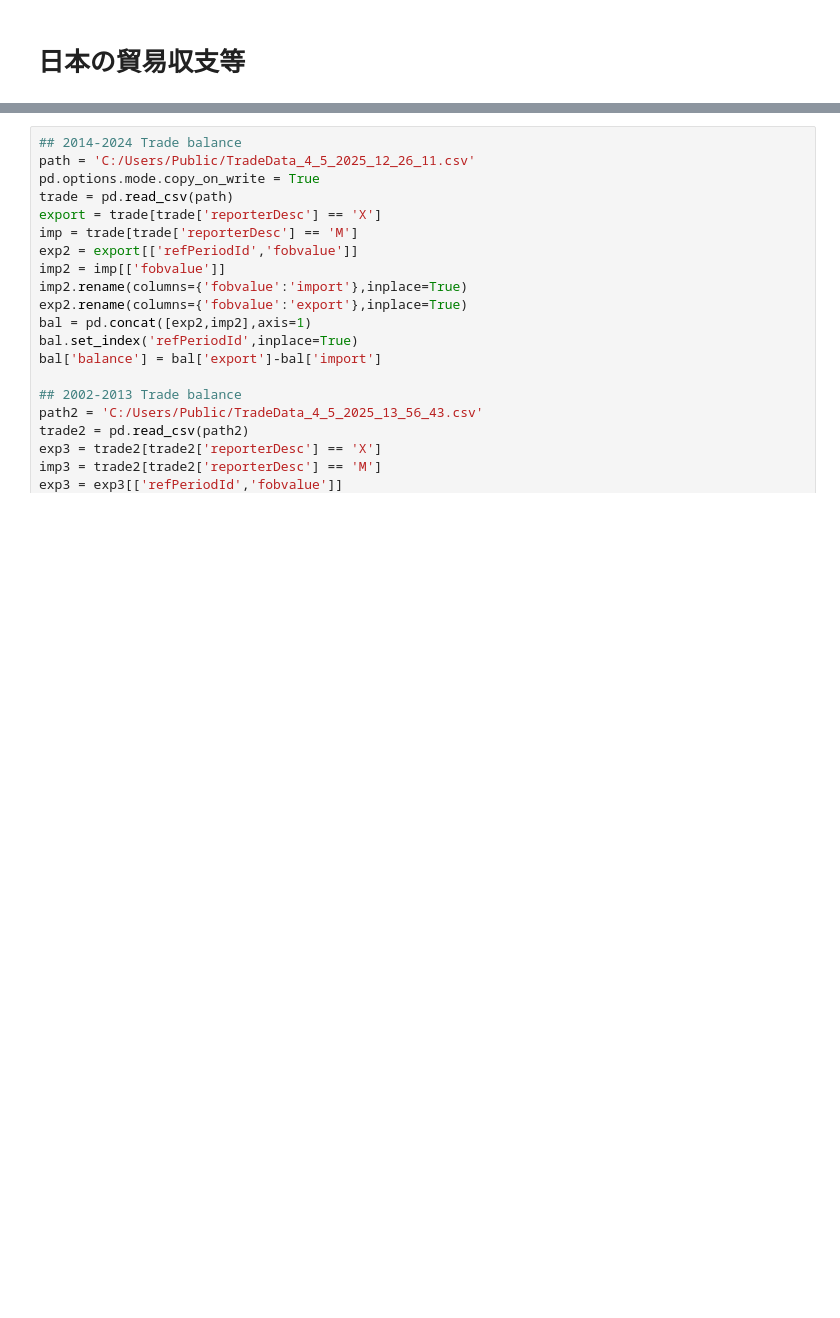
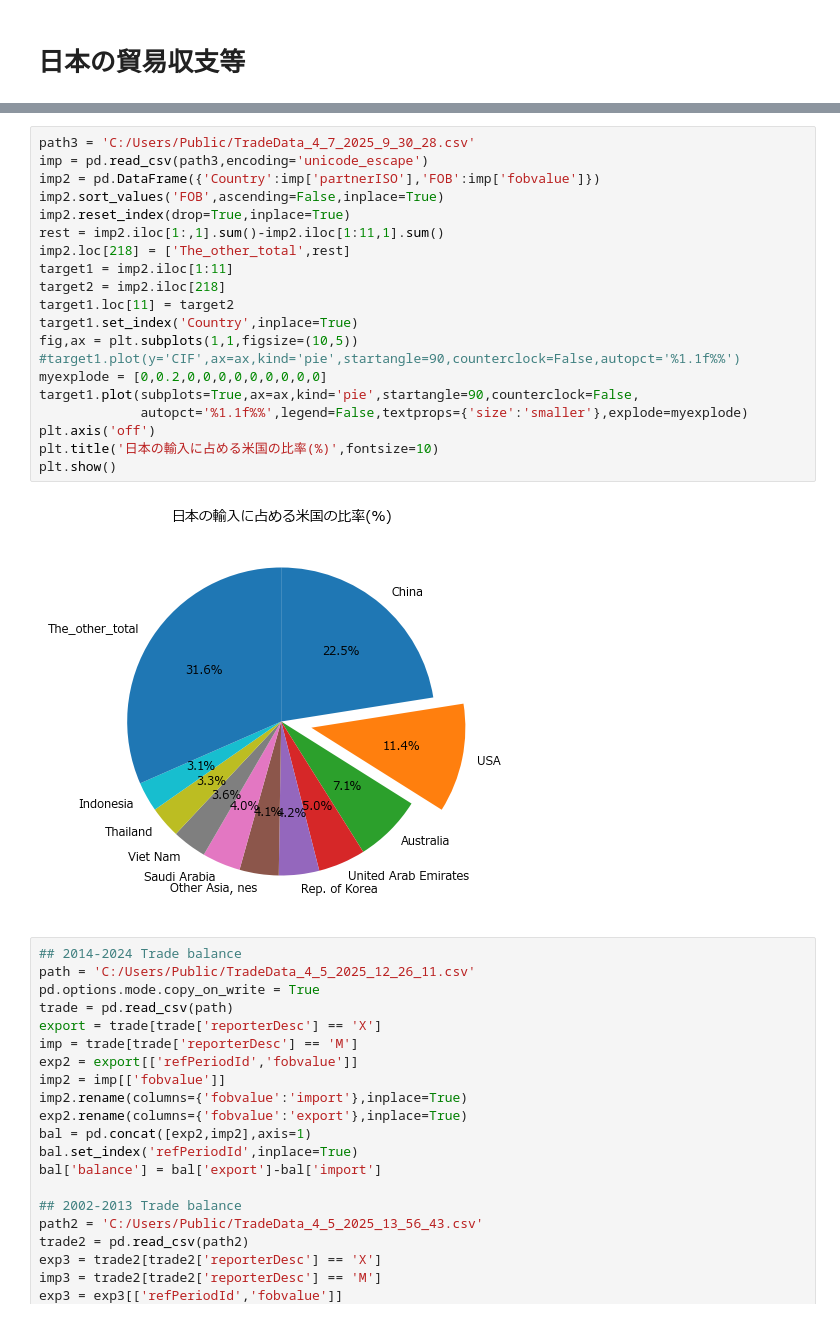
Before and after one commit to Pipikopimame/orbe_public2, a Jupyter notebook: 日本の貿易収支.ipynb, the cells around one changed output, grey strips where cells are left out. Cells and saved outputs as stored; diff of their text form; blank space fills up the shorter version.

```diff
--- a/日本の貿易収支.ipynb
+++ b/日本の貿易収支.ipynb
@@ -55,3 +75,25 @@ fig.show()
+# %%
+path3 = 'C:/Users/Public/TradeData_4_7_2025_9_30_28.csv'
+imp = pd.read_csv(path3,encoding='unicode_escape')
+imp2 = pd.DataFrame({'Country':imp['partnerISO'],'FOB':imp['fobvalue']})
+imp2.sort_values('FOB',ascending=False,inplace=True)
+imp2.reset_index(drop=True,inplace=True)
+rest = imp2.iloc[1:,1].sum()-imp2.iloc[1:11,1].sum()
+imp2.loc[218] = ['The_other_total',rest]
+target1 = imp2.iloc[1:11]
+target2 = imp2.iloc[218]
+target1.loc[11] = target2
+target1.set_index('Country',inplace=True)
+fig,ax = plt.subplots(1,1,figsize=(10,5))
+#target1.plot(y='CIF',ax=ax,kind='pie',startangle=90,counterclock=False,autopct='%1.1f%%')
+myexplode = [0,0.2,0,0,0,0,0,0,0,0,0]
+target1.plot(subplots=True,ax=ax,kind='pie',startangle=90,counterclock=False,
+             autopct='%1.1f%%',legend=False,textprops={'size':'smaller'},explode=myexplode)
+plt.axis('off')
+plt.title('日本の輸入に占める米国の比率(%)',fontsize=10)
+plt.show()
+# %% [output]
+[figure, added]
 # %%
 ## 2014-2024 Trade balance
 path = 'C:/Users/Public/TradeData_4_5_2025_12_26_11.csv'
```
Also changed, not shown: parts of 4 cells of this notebook.
